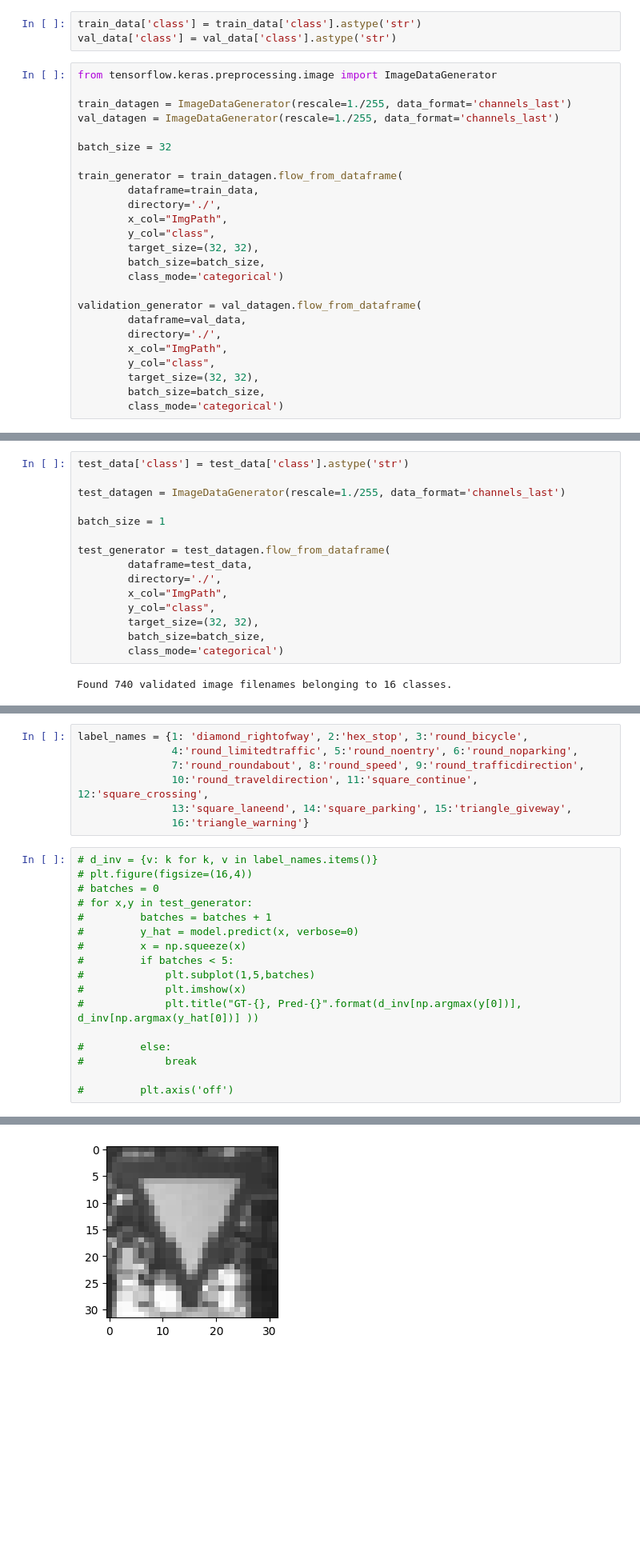
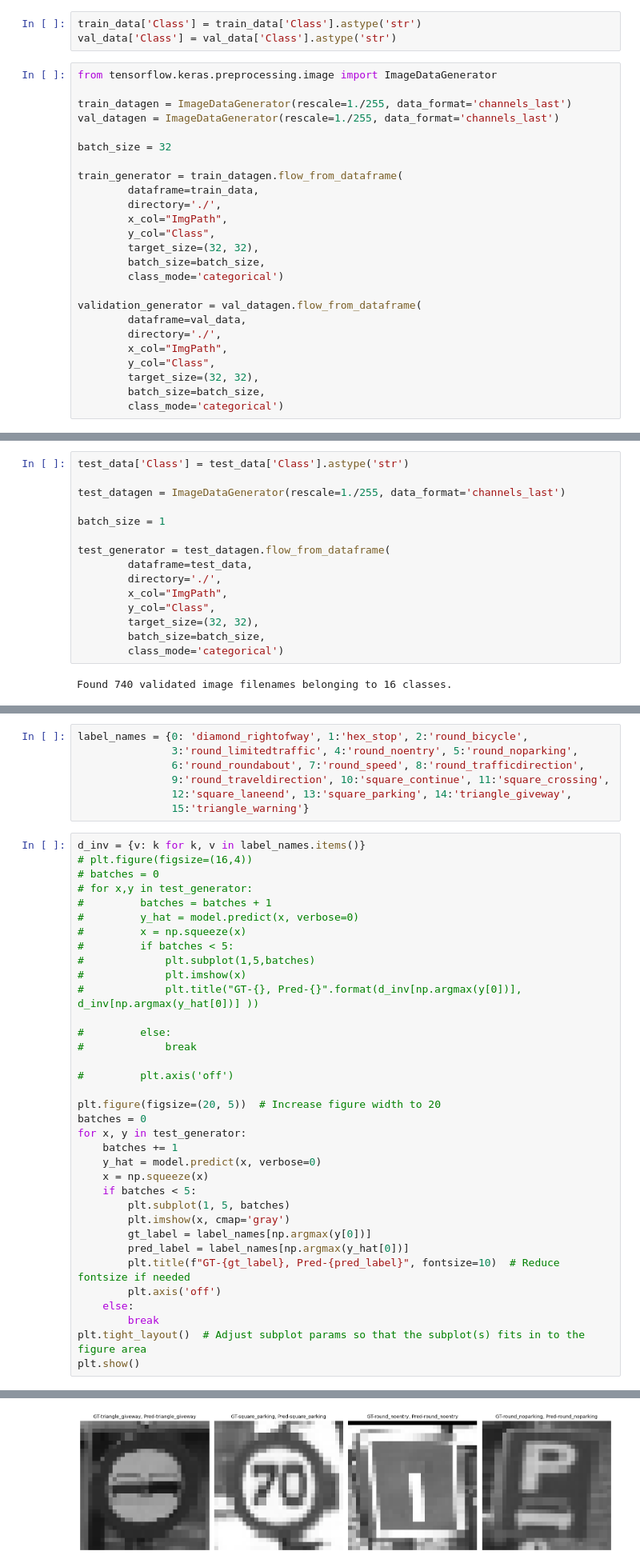
Before and after one commit to BenjapornW/Road-Traffic-Signs-Image-Classification-using-a-Neural-Network, a Jupyter notebook: s3959666_s3961136.ipynb, the cells around one changed output, grey strips where cells are left out. Shown at 80% size. Saved outputs shown, nothing was run; the diff lists cells and outputs as text; blank space fills up the shorter version.

```diff
--- a/s3959666_s3961136.ipynb
+++ b/s3959666_s3961136.ipynb
@@ -147,8 +147,8 @@ model.compile(optimizer='SGD',
 # %% [markdown]
 Convert labels to be in string format for ImageDataGenerator
 # %%
-train_data['class'] = train_data['class'].astype('str')
-val_data['class'] = val_data['class'].astype('str')
+train_data['Class'] = train_data['Class'].astype('str')
+val_data['Class'] = val_data['Class'].astype('str')
 # %%
 from tensorflow.keras.preprocessing.image import ImageDataGenerator
 
@@ -161,7 +161,7 @@ train_generator = train_datagen.flow_from_dataframe(
         dataframe=train_data,
         directory='./',
         x_col="ImgPath",
-        y_col="class",
+        y_col="Class",
         target_size=(32, 32),
         batch_size=batch_size,
         class_mode='categorical')
@@ -170,7 +170,7 @@ validation_generator = val_datagen.flow_from_dataframe(
         dataframe=val_data,
         directory='./',
         x_col="ImgPath",
-        y_col="class",
+        y_col="Class",
         target_size=(32, 32),
         batch_size=batch_size,
         class_mode='categorical')
@@ -190,7 +190,7 @@ plot_learning_curve(history.history['loss'], history.history['val_loss'],
 # %% [markdown]
 ## Testing the final model
 # %%
-test_data['class'] = test_data['class'].astype('str')
+test_data['Class'] = test_data['Class'].astype('str')
 
 test_datagen = ImageDataGenerator(rescale=1./255, data_format='channels_last')
 
@@ -200,7 +200,7 @@ test_generator = test_datagen.flow_from_dataframe(
         dataframe=test_data,
         directory='./',
         x_col="ImgPath",
-        y_col="class",
+        y_col="Class",
         target_size=(32, 32),
         batch_size=batch_size,
         class_mode='categorical')
@@ -214,14 +214,14 @@ model.evaluate(test_generator)
 # %% [markdown]
 ## Ploting some results
 # %%
-label_names = {1: 'diamond_rightofway', 2:'hex_stop', 3:'round_bicycle',
-               4:'round_limitedtraffic', 5:'round_noentry', 6:'round_noparking',
-               7:'round_roundabout', 8:'round_speed', 9:'round_trafficdirection',
-               10:'round_traveldirection', 11:'square_continue', 12:'square_crossing',
-               13:'square_laneend', 14:'square_parking', 15:'triangle_giveway',
-               16:'triangle_warning'}
+label_names = {0: 'diamond_rightofway', 1:'hex_stop', 2:'round_bicycle',
+               3:'round_limitedtraffic', 4:'round_noentry', 5:'round_noparking',
+               6:'round_roundabout', 7:'round_speed', 8:'round_trafficdirection',
+               9:'round_traveldirection', 10:'square_continue', 11:'square_crossing',
+               12:'square_laneend', 13:'square_parking', 14:'triangle_giveway',
+               15:'triangle_warning'}
 # %%
-# d_inv = {v: k for k, v in label_names.items()}
+d_inv = {v: k for k, v in label_names.items()}
 # plt.figure(figsize=(16,4))
 # batches = 0
 # for x,y in test_generator:
@@ -237,4 +237,22 @@ label_names = {1: 'diamond_rightofway', 2:'hex_stop', 3:'round_bicycle',
 #             break
 
 #         plt.axis('off')
+
+plt.figure(figsize=(20, 5))  # Increase figure width to 20
+batches = 0
+for x, y in test_generator:
+    batches += 1
+    y_hat = model.predict(x, verbose=0)
+    x = np.squeeze(x)
+    if batches < 5:
+        plt.subplot(1, 5, batches)
+        plt.imshow(x, cmap='gray')
+        gt_label = label_names[np.argmax(y[0])]
+        pred_label = label_names[np.argmax(y_hat[0])]
+        plt.title(f"GT-{gt_label}, Pred-{pred_label}", fontsize=10)  # Reduce fontsize if needed
+        plt.axis('off')
+    else:
+        break
+plt.tight_layout()  # Adjust subplot params so that the subplot(s) fits in to the figure area
+plt.show()
 # %% [output]
@@ -242,3 +259,3 @@ KeyError: 6
-[figure, old version]
+[figure, new version]
 # %% [markdown]
 ### Model 2: Deep Learning or Logistic Regression
```
Also changed, not shown: parts of 4 cells of this notebook.
